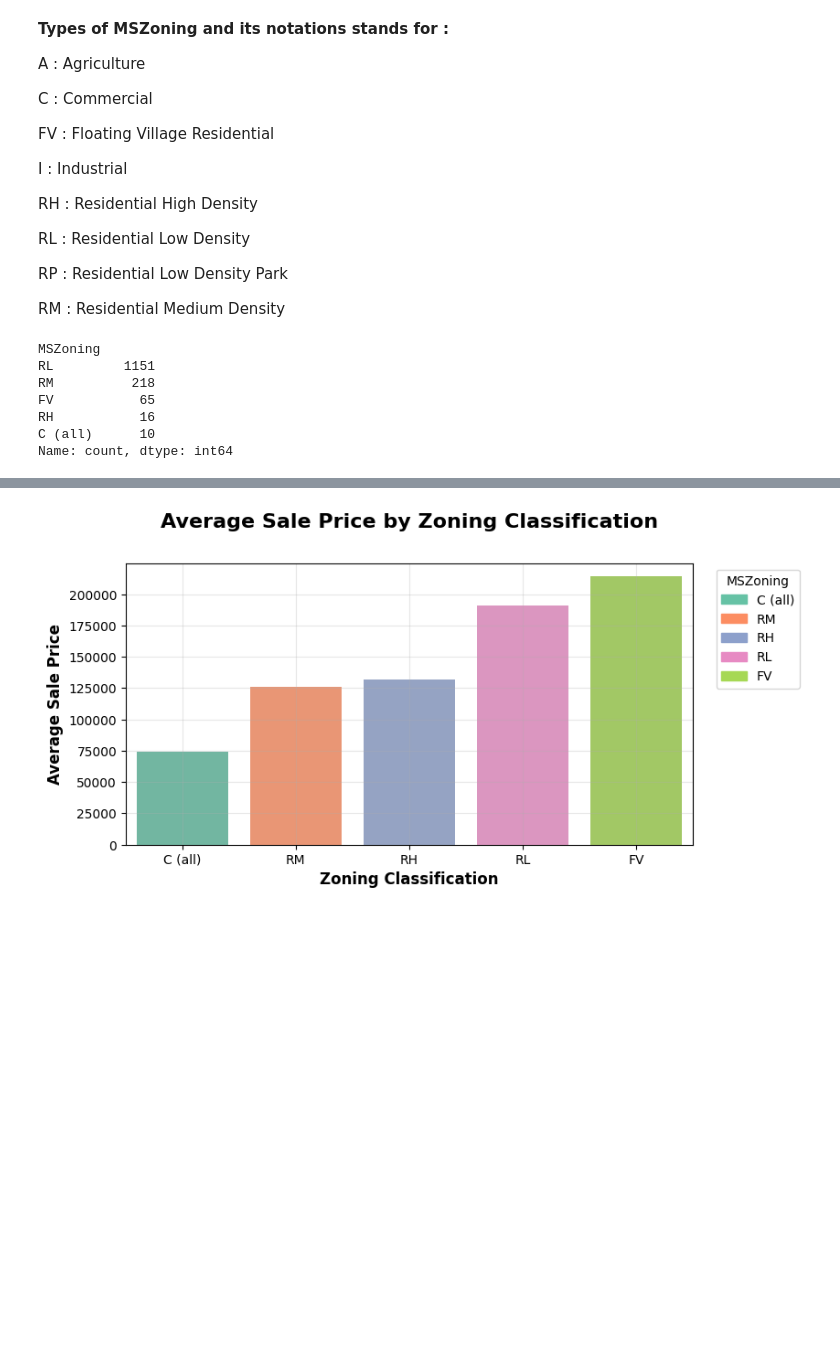
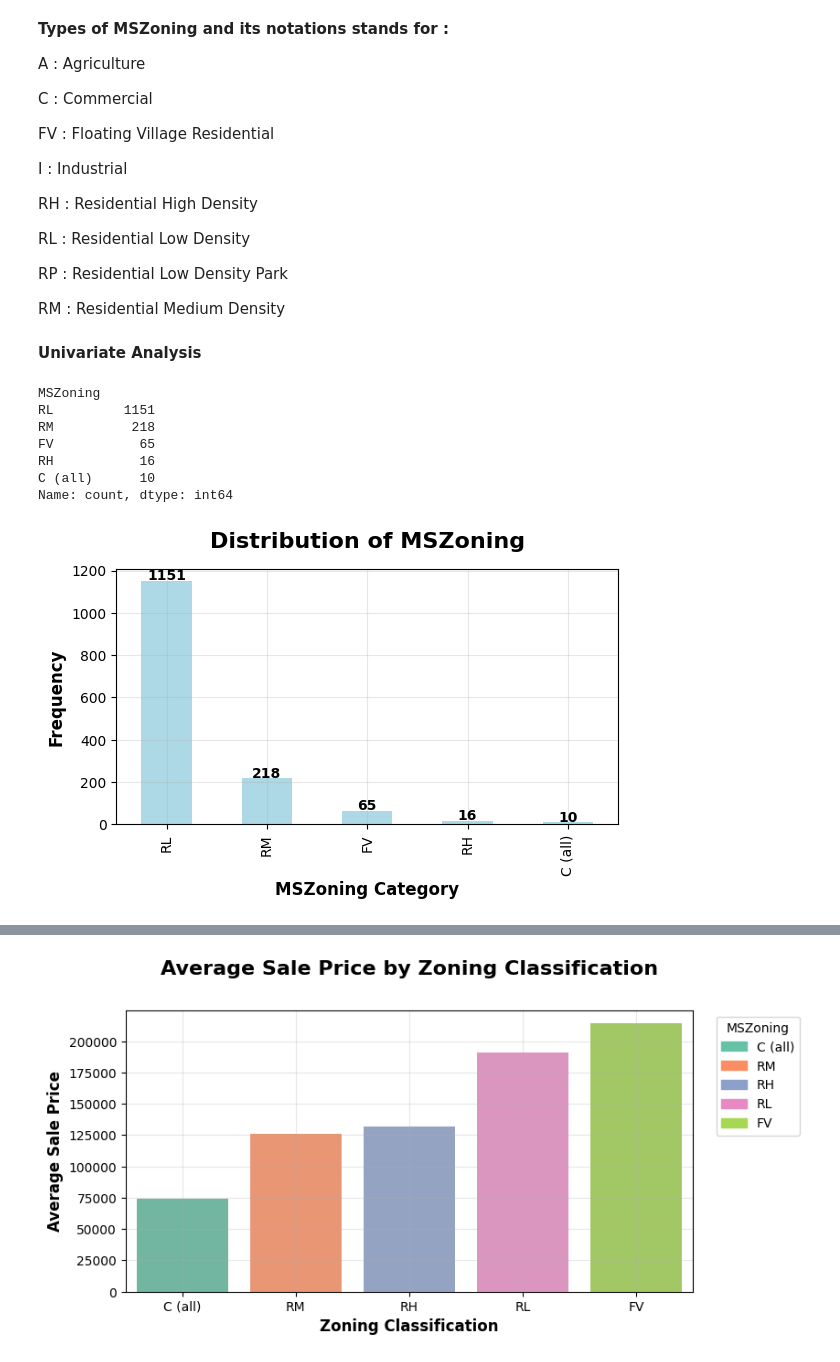
Before and after one commit to annugit1655/Real-Estate-Price-Prediction, a Jupyter notebook: Real-Estate-Price-Prediction/notebooks/EDA-house-part-1.ipynb, the cells around one changed output, grey strips where cells are left out. Saved outputs shown, nothing was run; the diff lists cells and outputs as text; code cells hidden in the pictures; blank space fills up the shorter version.

Commit message:
eda_mszoning

```diff
--- a/Real-Estate-Price-Prediction/notebooks/EDA-house-part-1.ipynb
+++ b/Real-Estate-Price-Prediction/notebooks/EDA-house-part-1.ipynb
@@ -1434,4 +1439,6 @@ RL	:   Residential Low Density
 RP	:   Residential Low Density Park
 
 RM	:   Residential Medium Density
+# %% [markdown]
+**Univariate Analysis**
 # %%
@@ -1444,3 +1452,19 @@ FV           65
 RH           16
 C (all)      10
 Name: count, dtype: int64
+# %%
+# Step 2: Visualize the distribution of MSZoning
+fig, ax = plt.subplots(figsize=(6, 4))
+new_df['MSZoning'].value_counts().plot(kind='bar', color='lightblue', ax=ax)
+ax.set_title("Distribution of MSZoning", fontsize=16, fontweight='bold', y=1.05)
+ax.set_xlabel("MSZoning Category", fontsize=12, fontweight='bold')
+ax.set_ylabel("Frequency", fontsize=12, fontweight='bold')
+
+# Annotate the bars with counts
+for i, v in enumerate(new_df['MSZoning'].value_counts()):
+    ax.text(i, v + 5, str(v), ha='center', fontsize=10, fontweight='bold')
+plt.grid(True, alpha=0.3)
+plt.tight_layout()
+plt.show()
+# %% [output]
+[figure, added]
```
Also changed, not shown: parts of 10 cells of this notebook.
